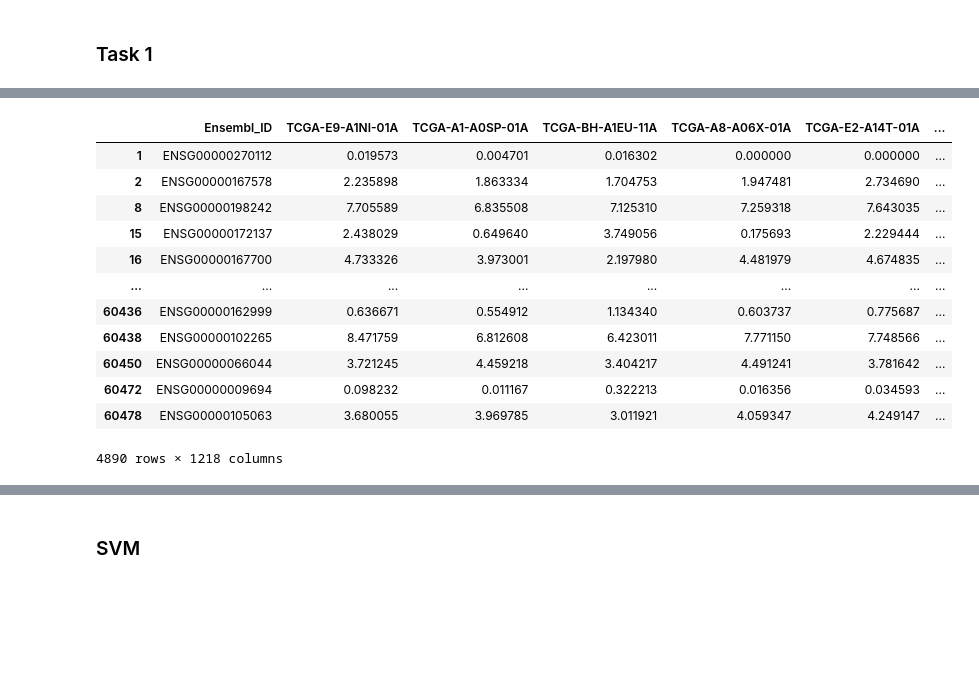
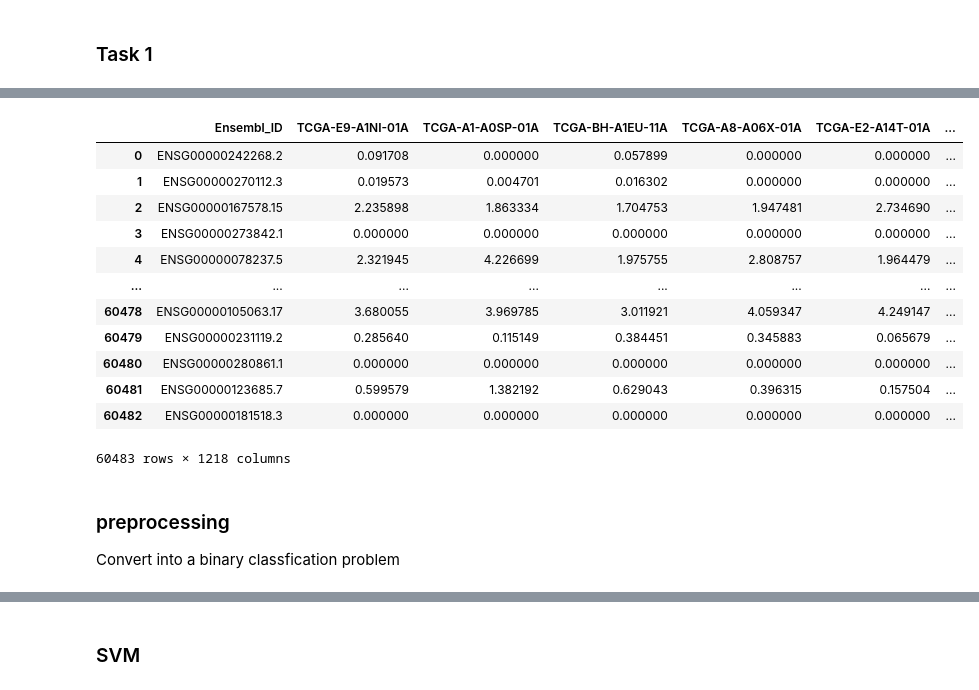
Before and after one commit to DamarisDeng/BIM3008-ML-in-Compbio, a Jupyter notebook: A3/new_try.ipynb, the cells around one changed output, grey strips where cells are left out. Cells and saved outputs as stored; diff of their text form; code cells hidden in the pictures; blank space fills up the shorter version.

```diff
--- a/A3/new_try.ipynb
+++ b/A3/new_try.ipynb
@@ -54,19 +33,16 @@ reads[['Ensembl_ID']].to_csv('ucsc_id.csv', index=False)
-# %%
-reads['Ensembl_ID'] = reads['Ensembl_ID'].str.split('.').str[0]
-# %%
-reads2 = reads[reads['Ensembl_ID'].isin(id_['gene'])]
-reads2
-# %% [output]
-|  | Ensembl_ID | TCGA-E9-A1NI-01A | TCGA-A1-A0SP-01A | TCGA-BH-A1EU-11A | TCGA-A8-A06X-01A | TCGA-E2-A14T-01A | ... |
-| 1 | ENSG00000270112 | 0.019573 | 0.004701 | 0.016302 | 0.000000 | 0.000000 | ... |
-| 2 | ENSG00000167578 | 2.235898 | 1.863334 | 1.704753 | 1.947481 | 2.734690 | ... |
-| 8 | ENSG00000198242 | 7.705589 | 6.835508 | 7.125310 | 7.259318 | 7.643035 | ... |
-| 15 | ENSG00000172137 | 2.438029 | 0.649640 | 3.749056 | 0.175693 | 2.229444 | ... |
-| 16 | ENSG00000167700 | 4.733326 | 3.973001 | 2.197980 | 4.481979 | 4.674835 | ... |
-| ... | ... | ... | ... | ... | ... | ... | ... |
-| 60436 | ENSG00000162999 | 0.636671 | 0.554912 | 1.134340 | 0.603737 | 0.775687 | ... |
-| 60438 | ENSG00000102265 | 8.471759 | 6.812608 | 6.423011 | 7.771150 | 7.748566 | ... |
-| 60450 | ENSG00000066044 | 3.721245 | 4.459218 | 3.404217 | 4.491241 | 3.781642 | ... |
-| 60472 | ENSG00000009694 | 0.098232 | 0.011167 | 0.322213 | 0.016356 | 0.034593 | ... |
-| 60478 | ENSG00000105063 | 3.680055 | 3.969785 | 3.011921 | 4.059347 | 4.249147 | ... |
-4890 rows × 1218 columns
+# %%
+reads
+# %% [output]
+|  | Ensembl_ID | TCGA-E9-A1NI-01A | TCGA-A1-A0SP-01A | TCGA-BH-A1EU-11A | TCGA-A8-A06X-01A | TCGA-E2-A14T-01A | ... |
+| 0 | ENSG00000242268.2 | 0.091708 | 0.000000 | 0.057899 | 0.000000 | 0.000000 | ... |
+| 1 | ENSG00000270112.3 | 0.019573 | 0.004701 | 0.016302 | 0.000000 | 0.000000 | ... |
+| 2 | ENSG00000167578.15 | 2.235898 | 1.863334 | 1.704753 | 1.947481 | 2.734690 | ... |
+| 3 | ENSG00000273842.1 | 0.000000 | 0.000000 | 0.000000 | 0.000000 | 0.000000 | ... |
+| 4 | ENSG00000078237.5 | 2.321945 | 4.226699 | 1.975755 | 2.808757 | 1.964479 | ... |
+| ... | ... | ... | ... | ... | ... | ... | ... |
+| 60478 | ENSG00000105063.17 | 3.680055 | 3.969785 | 3.011921 | 4.059347 | 4.249147 | ... |
+| 60479 | ENSG00000231119.2 | 0.285640 | 0.115149 | 0.384451 | 0.345883 | 0.065679 | ... |
+| 60480 | ENSG00000280861.1 | 0.000000 | 0.000000 | 0.000000 | 0.000000 | 0.000000 | ... |
+| 60481 | ENSG00000123685.7 | 0.599579 | 1.382192 | 0.629043 | 0.396315 | 0.157504 | ... |
+| 60482 | ENSG00000181518.3 | 0.000000 | 0.000000 | 0.000000 | 0.000000 | 0.000000 | ... |
+60483 rows × 1218 columns
@@ -73 +57,4 @@ reads2
+# %% [markdown]
+### preprocessing
+Convert into a binary classfication problem
 # %%
```
Also changed, not shown: parts of 27 cells of this notebook, 15 other files.
